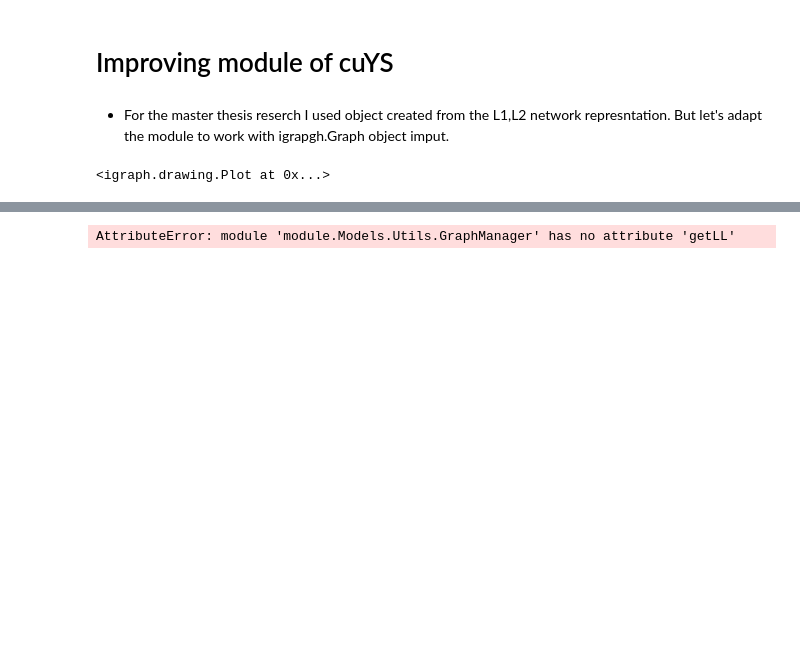
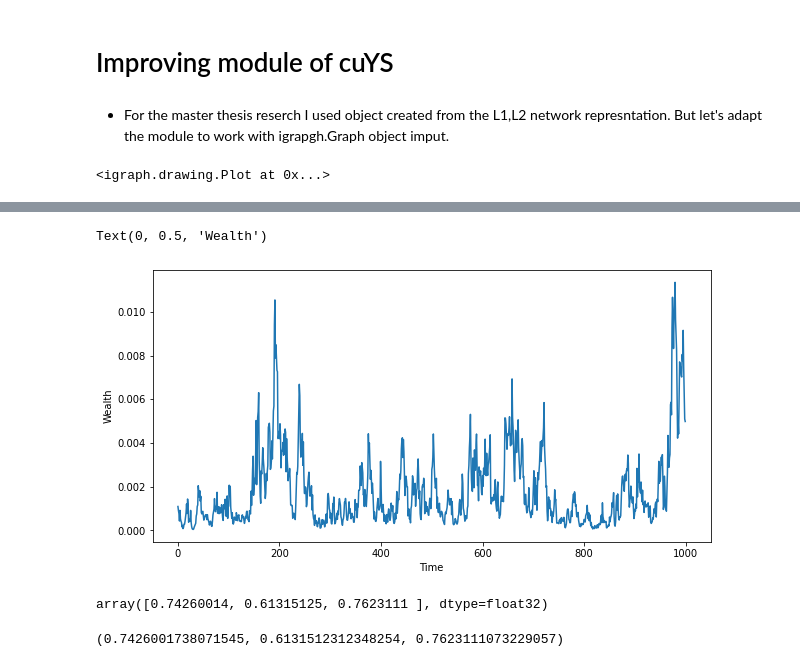
Before and after one commit to Qsanti/cuTradeNet, a Jupyter notebook: TestModules.ipynb, the cells around one changed output, grey strips where cells are left out. Drawn from its saved outputs; the diff is of its cells as text; code cells hidden in the pictures; blank space fills up the shorter version.

Commit message:
added Merger spinoff module

```diff
--- a/TestModules.ipynb
+++ b/TestModules.ipynb
@@ -16,0 +59,16 @@ ig.plot(g,vertex_size=3,bbox=(0,0,300,300))
+# %%
+fig,ax=plt.subplots(1,1,figsize=(10,5))
+ax.plot(S.follow(1000,1))
+ax.set_xlabel('Time')
+ax.set_ylabel('Wealth')
+# %% [output]
+Text(0, 0.5, 'Wealth')
+[figure, added]
+# %%
+S.getGini()
+# %% [output]
+array([0.74260014, 0.61315125, 0.7623111 ], dtype=float32)
+# %%
+(getG(S.getWealths()[:1000],1000),getG(S.getWealths()[1000:2000],1000),getG(S.getWealths()[2000:],1000))
+# %% [output]
+(0.7426001738071545, 0.6131512312348254, 0.7623111073229057)
@@ -17,4 +85,2 @@ ig.plot(g,vertex_size=3,bbox=(0,0,300,300))
 # %%
-S=ys(g,0.2)
+S=ys([G,G,G],0.2)
-# %% [output]
-AttributeError: module 'module.Models.Utils.GraphManager' has no attribute 'getLL'
```
Also changed, not shown: parts of 13 cells of this notebook, 3 other files.
